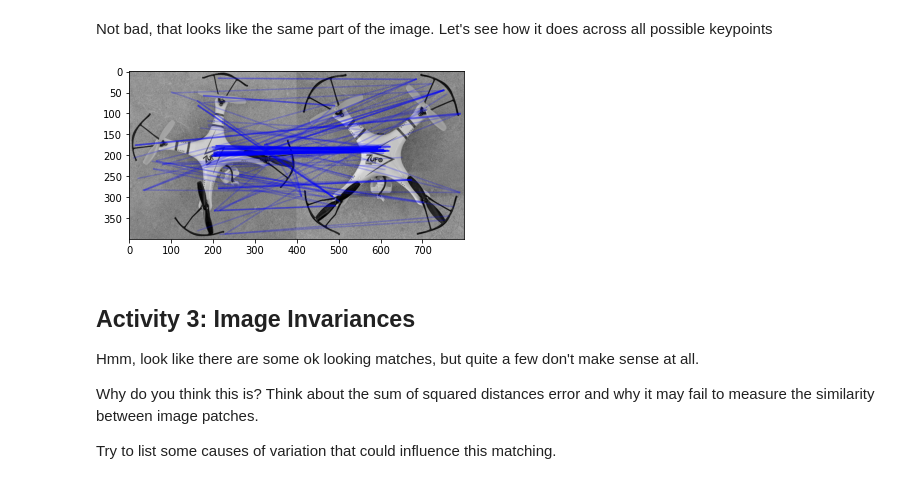
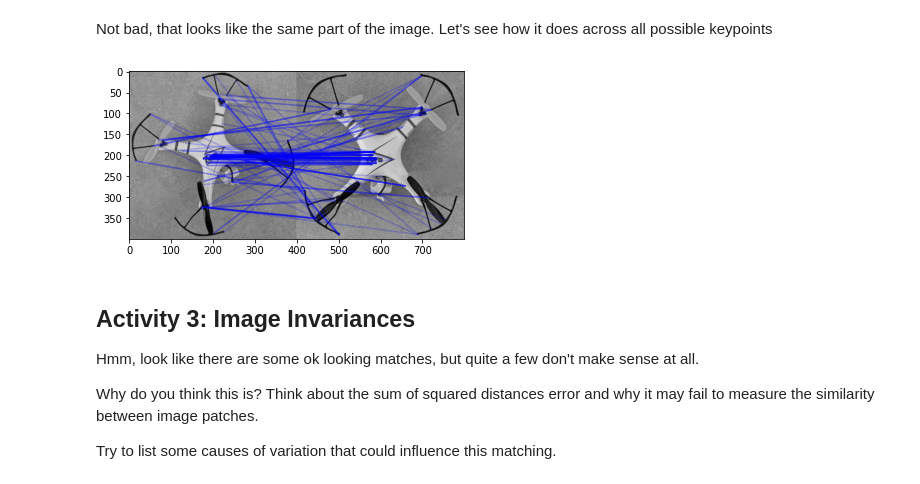
Before and after one commit to mgb45/ECE4076, a Jupyter notebook: Week 2 - Image Filtering and Patch Matching.ipynb, the cells around one changed output. Cells and saved outputs as stored; diff of their text form; code cells hidden in the pictures.

Commit message:
Fixed match plotting bug in week 2

```diff
--- a/Week 2 - Image Filtering and Patch Matching.ipynb
+++ b/Week 2 - Image Filtering and Patch Matching.ipynb
@@ -290,20 +290,20 @@ for j in range(len(corners_x_2)):
     match_idxs.append(patch_idx)
 # %%
 def plot_matches(kpx_1,kpy_1,kpx_2,kpy_2,jump=100):
-    plt.plot([kpx_1,kpx_2+jump],[kpy_1,kpy_2],'b',alpha=0.2)
+    plt.plot([kpy_1,kpy_2+jump],[kpx_1,kpx_2],'b',alpha=0.2)
 
 im_both = np.hstack((im_gray_2,im_gray)) # Concatenate images
 plt.imshow(im_both,cmap='gray')
 for j in range(len(match_idxs)):
     kpx_1 = corners_x_2[j]
     kpy_1 = corners_y_2[j]
 
     kpx_2 = corners_x[match_idxs[j]]
     kpy_2 = corners_y[match_idxs[j]]
     plot_matches(kpx_1,kpy_1,kpx_2,kpy_2,jump=im_gray.shape[0])
 plt.show()
 # %% [output]
-[figure, old version]
+[figure, new version]
 # %% [markdown]
 ## Activity 3: Image Invariances
 
```
